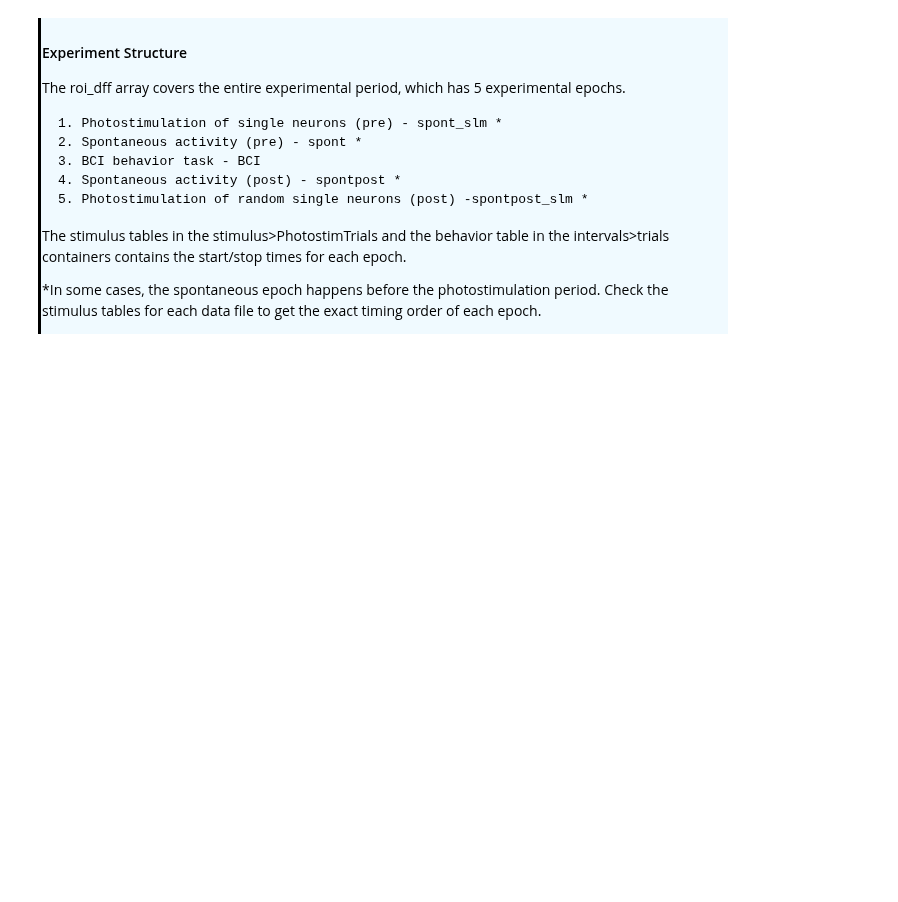
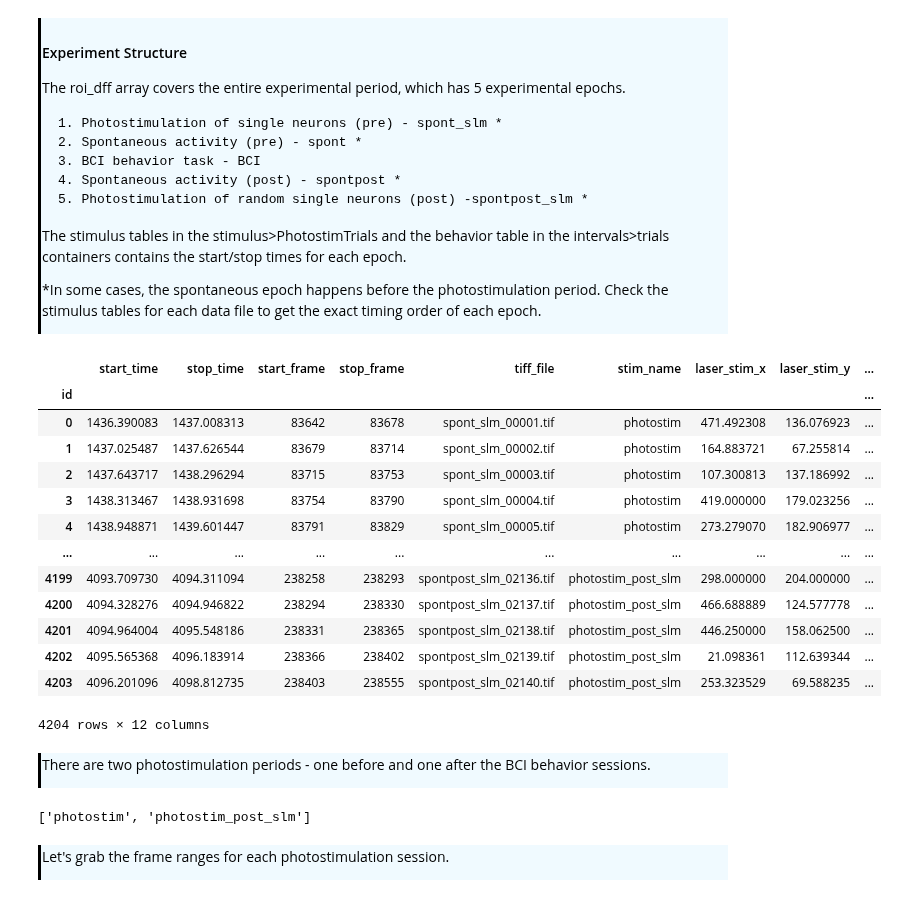
Before and after one commit to AllenNeuralDynamics/AIND-CNC-BCI-Workshop, a Jupyter notebook: code/load_data.ipynb, the cells around one changed output. Drawn from its saved outputs; the diff is of its cells as text; code cells hidden in the pictures; blank space fills up the shorter version.

```diff
--- a/code/load_data.ipynb
+++ b/code/load_data.ipynb
@@ -72,3 +73,36 @@ The roi_dff array covers the entire experimental period, which has 5 experimenta
 The stimulus tables in the stimulus>PhotostimTrials and the behavior table in the intervals>trials containers contains the start/stop times for each epoch.
 
 *In some cases, the spontaneous epoch happens before the photostimulation period. Check the stimulus tables for each data file to get the exact timing order of each epoch.
+# %%
+# Get the epoch time periods from the nwb file
+
+# Convert the hdmf to Pandas DataFrame
+photostim_table = nwbfile_read.stimulus["PhotostimTrials"].to_dataframe()
+photostim_table
+# %% [output]
+|  | start_time | stop_time | start_frame | stop_frame | tiff_file | stim_name | laser_stim_x | laser_stim_y | ... |
+| id |  |  |  |  |  |  |  |  | ... |
+| 0 | 1436.390083 | 1437.008313 | 83642 | 83678 | spont_slm_00001.tif | photostim | 471.492308 | 136.076923 | ... |
+| 1 | 1437.025487 | 1437.626544 | 83679 | 83714 | spont_slm_00002.tif | photostim | 164.883721 | 67.255814 | ... |
+| 2 | 1437.643717 | 1438.296294 | 83715 | 83753 | spont_slm_00003.tif | photostim | 107.300813 | 137.186992 | ... |
+| 3 | 1438.313467 | 1438.931698 | 83754 | 83790 | spont_slm_00004.tif | photostim | 419.000000 | 179.023256 | ... |
+| 4 | 1438.948871 | 1439.601447 | 83791 | 83829 | spont_slm_00005.tif | photostim | 273.279070 | 182.906977 | ... |
+| ... | ... | ... | ... | ... | ... | ... | ... | ... | ... |
+| 4199 | 4093.709730 | 4094.311094 | 238258 | 238293 | spontpost_slm_02136.tif | photostim_post_slm | 298.000000 | 204.000000 | ... |
+| 4200 | 4094.328276 | 4094.946822 | 238294 | 238330 | spontpost_slm_02137.tif | photostim_post_slm | 466.688889 | 124.577778 | ... |
+| 4201 | 4094.964004 | 4095.548186 | 238331 | 238365 | spontpost_slm_02138.tif | photostim_post_slm | 446.250000 | 158.062500 | ... |
+| 4202 | 4095.565368 | 4096.183914 | 238366 | 238402 | spontpost_slm_02139.tif | photostim_post_slm | 21.098361 | 112.639344 | ... |
+| 4203 | 4096.201096 | 4098.812735 | 238403 | 238555 | spontpost_slm_02140.tif | photostim_post_slm | 253.323529 | 69.588235 | ... |
+4204 rows × 12 columns
+# %% [markdown]
+<div style="border-left: 3px solid #000; padding: 1px; padding-left: 10px; background: #F0FAFF; ">
+
+There are two photostimulation periods - one before and one after the BCI behavior sessions.
+# %%
+photostim_table.stim_name.unique().tolist()
+# %% [output]
+['photostim', 'photostim_post_slm']
+# %% [markdown]
+<div style="border-left: 3px solid #000; padding: 1px; padding-left: 10px; background: #F0FAFF; ">
+
+Let's grab the frame ranges for each photostimulation session.
```
Also changed, not shown: parts of 18 cells of this notebook.
